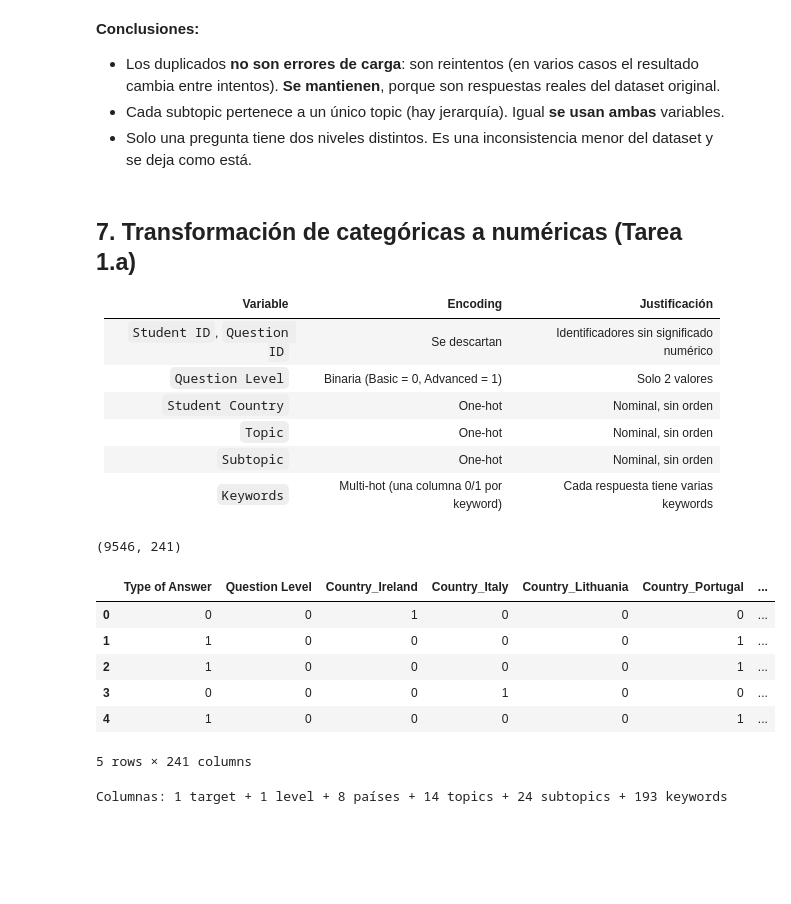
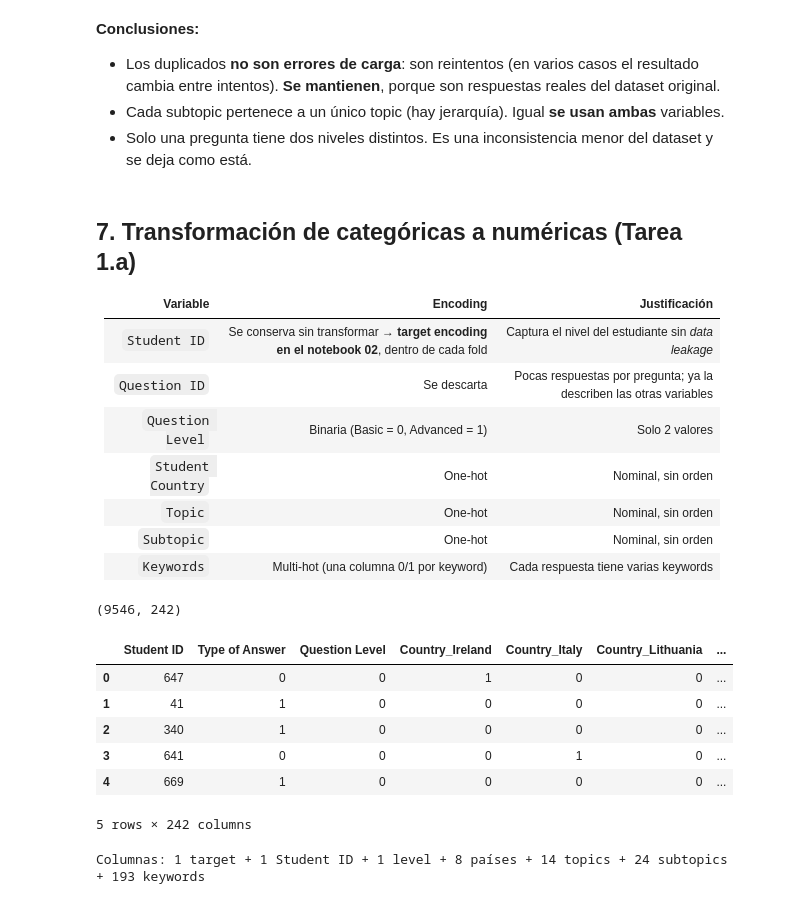
Before and after one commit to Delfina-Flaherty/TPMineria, a Jupyter notebook: notebooks/01_EDA.ipynb, the cells around one changed output. Cells and saved outputs as stored; diff of their text form; code cells hidden in the pictures; blank space fills up the shorter version.

Commit message:
Cambios para conservar Student ID para target encoding y documentar descarte de Question ID, después del análisis en grupo

```diff
--- a/notebooks/01_EDA.ipynb
+++ b/notebooks/01_EDA.ipynb
@@ -254,48 +258,51 @@ Preguntas con más de un nivel: 1
 
 | Variable | Encoding | Justificación |
 |---|---|---|
-| `Student ID`, `Question ID` | Se descartan | Identificadores sin significado numérico |
+| `Student ID` | Se conserva sin transformar → **target encoding en el notebook 02**, dentro de cada fold | Captura el nivel del estudiante sin *data leakage* |
+| `Question ID` | Se descarta | Pocas respuestas por pregunta; ya la describen las otras variables |
 | `Question Level` | Binaria (Basic = 0, Advanced = 1) | Solo 2 valores |
 | `Student Country` | One-hot | Nominal, sin orden |
 | `Topic` | One-hot | Nominal, sin orden |
 | `Subtopic` | One-hot | Nominal, sin orden |
 | `Keywords` | Multi-hot (una columna 0/1 por keyword) | Cada respuesta tiene varias keywords |
 # %%
-df_proc = df.drop(columns=['Student ID', 'Question ID'])
+# Student ID se conserva: el target encoding se aplica en el notebook 02, dentro de cada fold
+df_proc = df.drop(columns=['Question ID'])
 
 # Binaria
 df_proc['Question Level'] = (df_proc['Question Level'] == 'Advanced').astype(int)
 
 # One-hot
 df_proc = pd.get_dummies(df_proc, columns=['Student Country', 'Topic', 'Subtopic'],
                          prefix=['Country', 'Topic', 'Subtopic'], dtype=int)
 
 # Multi-hot de keywords (se limpian los espacios alrededor de cada keyword)
 kw = (df_proc.pop('Keywords').str.split(',')
       .apply(lambda l: ','.join(k.strip() for k in l))
       .str.get_dummies(sep=',')
       .add_prefix('KW_'))
 df_proc = pd.concat([df_proc, kw], axis=1)
 
 print(df_proc.shape)
 df_proc.head()
 # %% [output]
-(9546, 241)
+(9546, 242)
-|  | Type of Answer | Question Level | Country_Ireland | Country_Italy | Country_Lithuania | Country_Portugal | ... |
-| 0 | 0 | 0 | 1 | 0 | 0 | 0 | ... |
-| 1 | 1 | 0 | 0 | 0 | 0 | 1 | ... |
-| 2 | 1 | 0 | 0 | 0 | 0 | 1 | ... |
-| 3 | 0 | 0 | 0 | 1 | 0 | 0 | ... |
-| 4 | 1 | 0 | 0 | 0 | 0 | 1 | ... |
+|  | Student ID | Type of Answer | Question Level | Country_Ireland | Country_Italy | Country_Lithuania | ... |
+| 0 | 647 | 0 | 0 | 1 | 0 | 0 | ... |
+| 1 | 41 | 1 | 0 | 0 | 0 | 0 | ... |
+| 2 | 340 | 1 | 0 | 0 | 0 | 0 | ... |
+| 3 | 641 | 0 | 0 | 0 | 1 | 0 | ... |
+| 4 | 669 | 1 | 0 | 0 | 0 | 0 | ... |
-5 rows × 241 columns
+5 rows × 242 columns
 # %%
 # Verificaciones
 assert len(df_proc) == len(df)
 assert df_proc.select_dtypes(exclude='number').empty, 'Quedaron columnas no numéricas'
 assert kw.shape[1] == keywords.nunique()
-print('Columnas: 1 target + 1 level +', df['Student Country'].nunique(), 'países +',
+print('Columnas: 1 target + 1 Student ID + 1 level +', df['Student Country'].nunique(), 'países +',
       df['Topic'].nunique(), 'topics +', df['Subtopic'].nunique(), 'subtopics +', kw.shape[1], 'keywords')
+assert df_proc.shape[1] == 242
 # %% [output]
-Columnas: 1 target + 1 level + 8 países + 14 topics + 24 subtopics + 193 keywords
+Columnas: 1 target + 1 Student ID + 1 level + 8 países + 14 topics + 24 subtopics + 193 keywords
 # %%
 df_proc.to_csv(DATOS_PROCESADOS / 'datos_procesados.csv', index=False)
```
Also changed, not shown: parts of 2 cells of this notebook.
